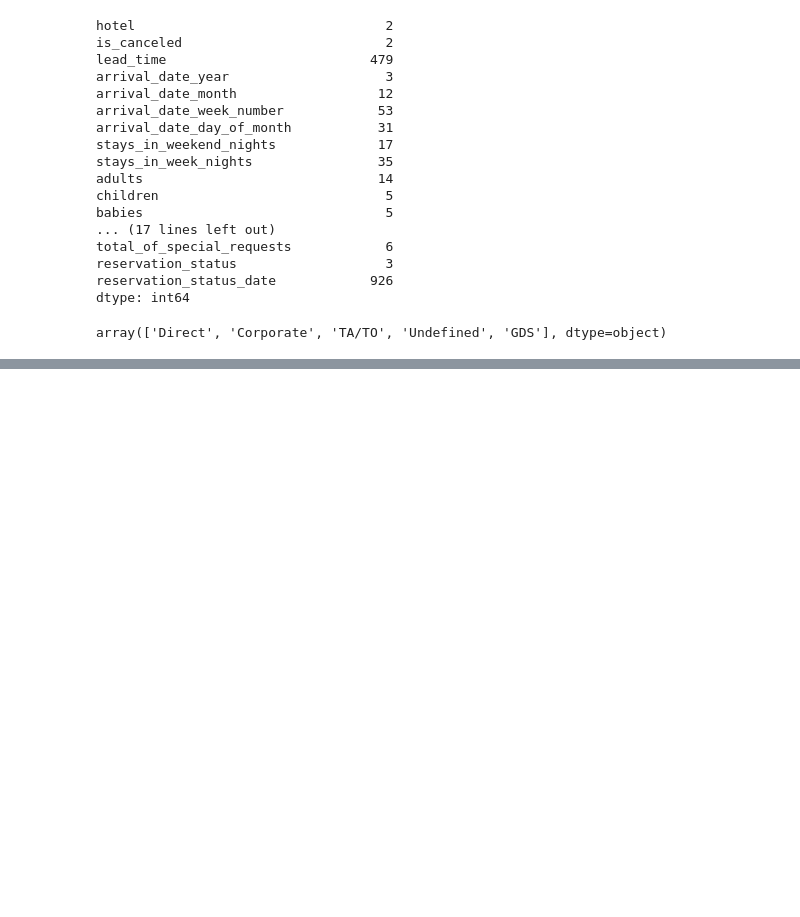
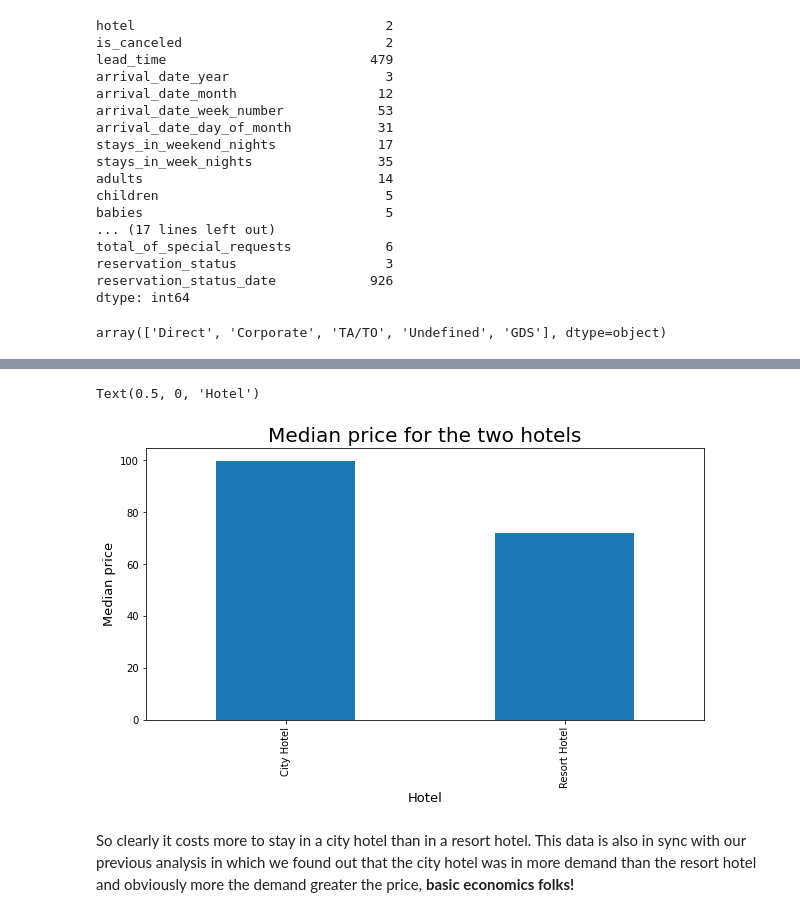
Before and after one commit to Tawheed-DS/Hotel-booking-analysis, a Jupyter notebook: CH_Tawheed_Hotel_Booking_Analysis_Capstone_Project.ipynb, the cells around one changed output, grey strips where cells are left out. Saved outputs shown, nothing was run; the diff lists cells and outputs as text; code cells hidden in the pictures; blank space fills up the shorter version.

```diff
--- a/CH_Tawheed_Hotel_Booking_Analysis_Capstone_Project.ipynb
+++ b/CH_Tawheed_Hotel_Booking_Analysis_Capstone_Project.ipynb
@@ -188,0 +252,17 @@ new_df.head()
+# %%
+median_price = Non_cancelled_bookings.groupby('hotel')['adr'].median()
+# %%
+#plot a bar graph for above data
+plt.rcParams['figure.figsize'] = (10, 5)
+
+median_price.plot(kind='bar')
+
+#Give title and x,y labels
+plt.title('Median price for the two hotels',fontdict = {'fontsize':20})
+plt.ylabel('Median price',fontdict = {'fontsize':13})
+plt.xlabel('Hotel',fontdict = {'fontsize':13})
+# %% [output]
+Text(0.5, 0, 'Hotel')
+[figure, added]
+# %% [markdown]
+So clearly it costs more to stay in a city hotel than in a resort hotel. This data is also in sync with our previous analysis in which we found out that the city hotel was in more demand than the resort hotel and obviously more the demand greater the price, <b>basic economics folks! </b>
```
Also changed, not shown: parts of 69 cells of this notebook.
